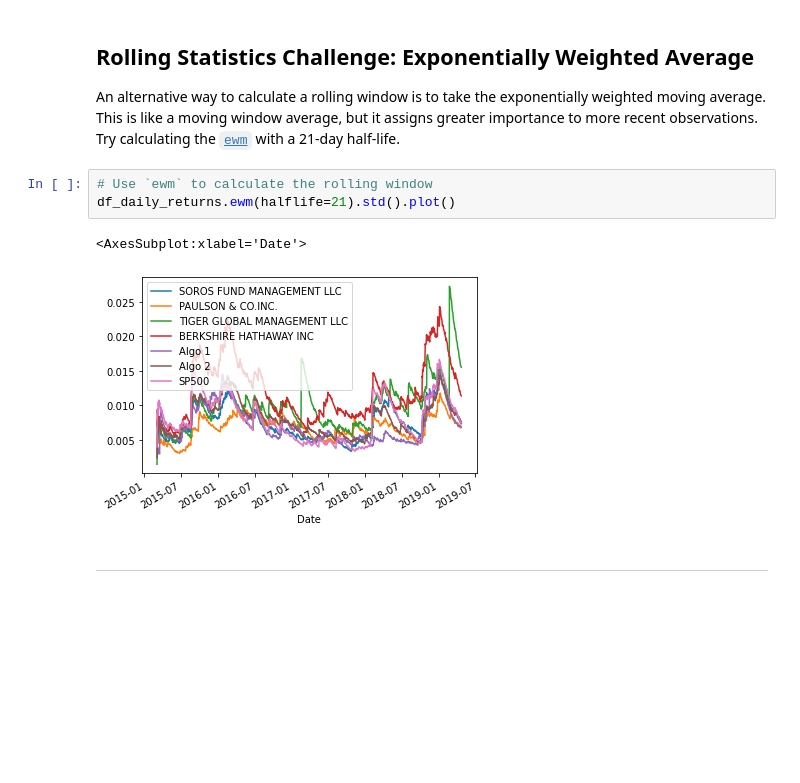
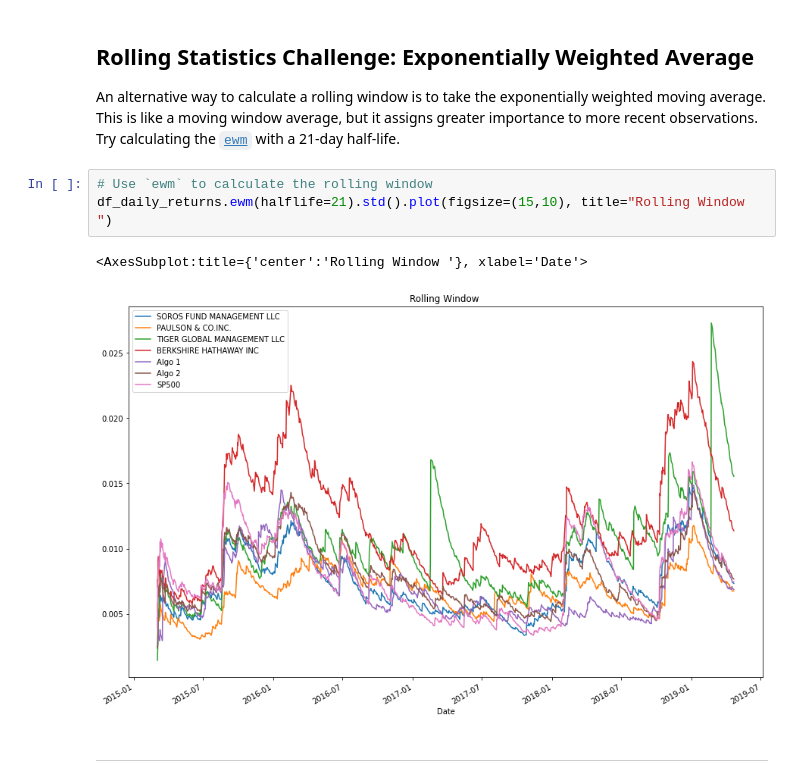
Before and after one commit to Springe09/Pandas, a Jupyter notebook: whale_analysis (1).ipynb, the cells around one changed output. Saved outputs shown, nothing was run; the diff lists cells and outputs as text; blank space fills up the shorter version.

```diff
--- a/whale_analysis (1).ipynb
+++ b/whale_analysis (1).ipynb
@@ -341,10 +341,10 @@ beta.plot()
 An alternative way to calculate a rolling window is to take the exponentially weighted moving average. This is like a moving window average, but it assigns greater importance to more recent observations. Try calculating the [`ewm`](https://pandas.pydata.org/pandas-docs/stable/reference/api/pandas.DataFrame.ewm.html) with a 21-day half-life.
 # %%
 # Use `ewm` to calculate the rolling window
-df_daily_returns.ewm(halflife=21).std().plot()
+df_daily_returns.ewm(halflife=21).std().plot(figsize=(15,10), title="Rolling Window ")
 # %% [output]
-<AxesSubplot:xlabel='Date'>
+<AxesSubplot:title={'center':'Rolling Window '}, xlabel='Date'>
-[figure, old version]
+[figure, new version]
 # %% [markdown]
 ---
 # %% [markdown]
```
Also changed, not shown: parts of 7 cells of this notebook.
